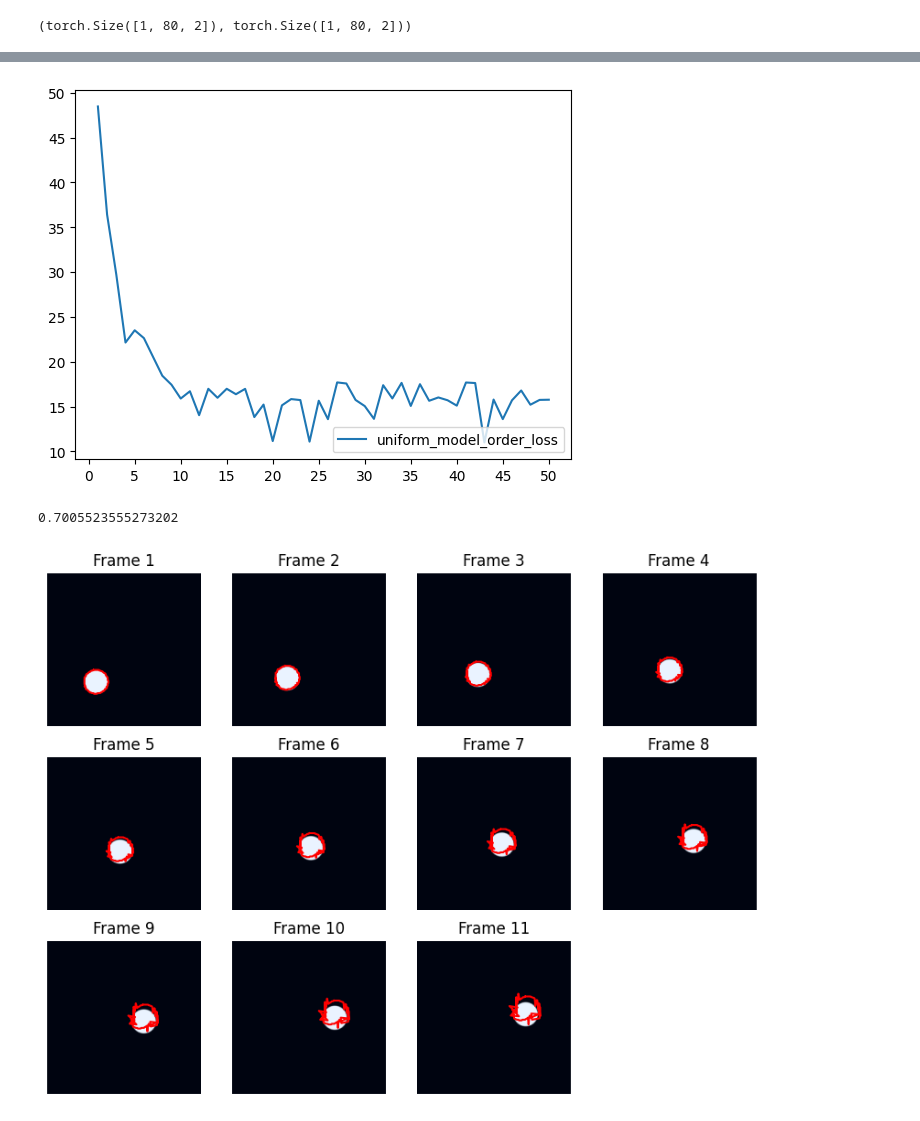
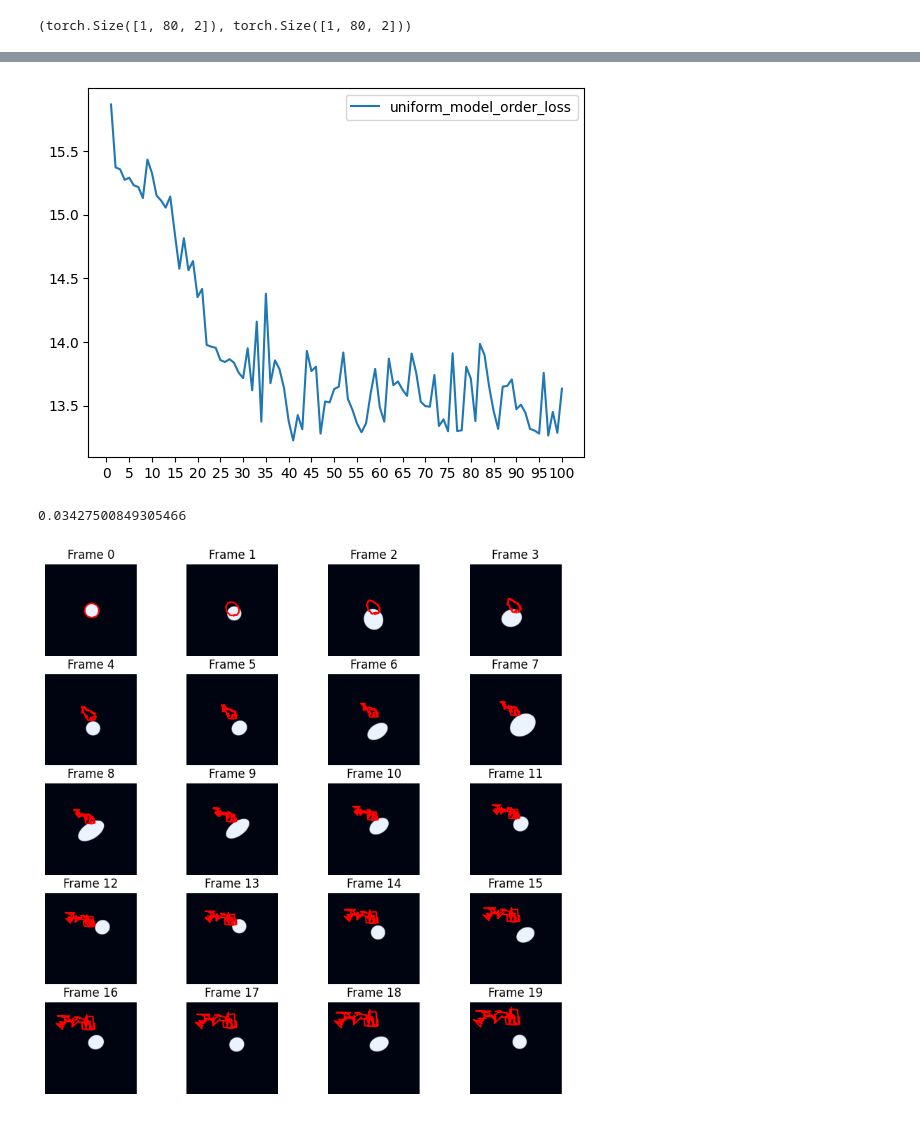
Before and after one commit to wcbup/VOS_boundary_tracking, a Jupyter notebook: train.ipynb, the cells around one changed output, grey strips where cells are left out. Cells and saved outputs as stored; diff of their text form; code cells hidden in the pictures.

Commit message:
Add new ellipse images and update loss values in JSON file

```diff
--- a/train.ipynb
+++ b/train.ipynb
@@ -41,17 +42,17 @@ Text(0.5, 1.0, 'Curr Frame')
 model = Model()
 # %%
 def chamer_distance_loss(x, y):
-    def my_chamfer_distance(x, y):
-        x = x.unsqueeze(1)
-        y = y.unsqueeze(0)
-        dist = torch.sum((x - y) ** 2, dim=-1)
-        dist1 = torch.min(dist, dim=1)[0]
-        dist2 = torch.min(dist, dim=0)[0]
-        return torch.mean(dist1) + torch.mean(dist2)
+    def bi_chamfer_distance(x, y):
+        def chamfer_distance(a: torch.Tensor, b: torch.Tensor) -> float:
+            total_min_dist = 0
+            for i in range(a.shape[0]):
+                total_min_dist += (b - a[i]).pow(2).sum(1).min(0)[0]
+            return total_min_dist / a.shape[0]
+        return chamfer_distance(x, y) + chamfer_distance(y, x)
 
     result = torch.tensor(0.0).to(x.device)
     for i in range(x.shape[0]):
-        result += my_chamfer_distance(x[i], y[i])
+        result += bi_chamfer_distance(x[i], y[i])
 
     return result / x.shape[0]
 
@@ -103,7 +104,8 @@ tensor(96.3698, grad_fn=<DivBackward0>)
 # %%
 model = Model().to('cuda')
 model_name = "uniform_model"
-data_set = BallDataset()
+# data_set = BallDataset()
+data_set = BallDataset("ellipse/uniform_samples_80.json")
 # data_set = DAVIS_Seq2(is_uniform=True, is_one_video=True)
 # loss_name = "chamer_distance_loss"
 loss_name = "order_loss"
@@ -126,6 +128,7 @@ min_loss = 1e10
 scheduler = optim.lr_scheduler.StepLR(optimizer, step_size=5, gamma=0.5)
 for e in range(num_epochs):
     model.train()
+    mean_loss = 0
     for pre_frame, curr_frame, pre_boundary, curr_boundary in tqdm(data_loader):
         pre_frame, curr_frame, pre_boundary, curr_boundary = (
             pre_frame.to("cuda"),
@@ -143,7 +146,9 @@ for e in range(num_epochs):
         if loss.item() < min_loss:
             min_loss = loss.item()
             torch.save(model.state_dict(), f"./models/{model_name}_{loss_name}.pth")
-    dict_loss[e] = loss.item()
+        mean_loss += loss.item()
+    mean_loss /= len(data_loader)
+    dict_loss[e] = mean_loss
     scheduler.step()
-    print(f"Epoch {e + 1}, Loss: {loss.item()}")
+    print(f"Epoch {e + 1}, Loss: {mean_loss}")
 # %% [output]
@@ -184,12 +189,13 @@ with open(f"./log/{model_name}_{loss_name}.json", "r") as f:
     dict_loss = json.load(f)
 # plot the loss
 plt.plot(np.array(list(dict_loss.keys())).astype(int) + 1, list(dict_loss.values()), label=f"{model_name}_{loss_name}")
-plt.legend(loc="lower right")
+# plt.legend(loc="lower right")
+plt.legend()
 # set the xticks
-plt.xticks(np.arange(0, 51, 5))
+plt.xticks(np.arange(0, 101, 5))
 plt.show()
 # %% [output]
-[figure, old version]
+[figure, new version]
 # %%
 class DAVIS_test(torch.utils.data.Dataset):
     def __init__(self, video_name: str, is_uniform=True):
@@ -249,12 +255,12 @@ class Balltest(torch.utils.data.Dataset):
 # %%
 def test_model_one_video(model, test_dataset: torch.utils.data.Dataset, device="cuda"):
     pre_img, pre_sgm, pre_boundary = test_dataset[0]
-    plt.figure(figsize=(10, 10))
-    # plt.subplot(4, 4, 1)
-    # plt.imshow(normalize_image(pre_img.permute(1, 2, 0)))
-    # plt.plot(pre_boundary[:, 0], pre_boundary[:, 1], 'r')
-    # plt.axis('off')
-    # plt.title('Frame 0')
+    plt.figure(figsize=(10, 20))
+    plt.subplot(10, 4, 1)
+    plt.imshow(normalize_image(pre_img.permute(1, 2, 0)))
+    plt.plot(pre_boundary[:, 0], pre_boundary[:, 1], 'r')
+    plt.axis('off')
+    plt.title('Frame 0')
     pre_boundary = pre_boundary.to(device)
     total_iou = 0
     model.eval()
@@ -264,35 +270,36 @@ def test_model_one_video(model, test_dataset: torch.utils.data.Dataset, device="
         # print(pre_img.shape, img.shape, pre_boundary.shape)
         with torch.no_grad():
             boundary_offset = model(
                 pre_img.unsqueeze(0).to(device),
                 img.unsqueeze(0).to(device),
                 pre_boundary.unsqueeze(0).to(device),
             )
             # pre_boundary[:, 0] += 9
             # print(boundary_offset)
             pre_boundary = pre_boundary + boundary_offset.squeeze(0)
             pre_boundary = pre_boundary.int()
             pre_boundary = torch.clamp(pre_boundary, 0, 223)
             # print(pre_boundary.cpu() - boundary)
             # pre_boundary = boundary.squeeze(0).to(device)
             pre_img = img
             if i % interval == 0:
-                # plt.subplot(4, 4, i // interval + 1)
-                plt.subplot(4, 4, i // interval)
+                plt.subplot(10, 4, i // interval + 1)
+                # plt.subplot(4, 4, i // interval)
                 plt.imshow(normalize_image(pre_img.permute(1, 2, 0)))
                 # index = 10
                 # plt.scatter(pre_boundary.cpu().numpy()[:, 0][index], pre_boundary.cpu().numpy()[:, 1][index], )
                 plt.plot(pre_boundary.cpu().numpy()[:, 0], pre_boundary.cpu().numpy()[:, 1], "r")
                 plt.axis('off')
                 plt.title(f'Frame {i}')
         total_iou += get_boundary_iou(sgm, pre_boundary.cpu().numpy())
     return total_iou / (len(test_dataset) - 1)
 # if model_name == "uniform_model":
 #     test_dataset = DAVIS_test("bear", is_uniform=True)
 # else:
 #     test_dataset = DAVIS_test("bear", is_uniform=False)
-test_dataset = Balltest()
+# test_dataset = Balltest()
+test_dataset = Balltest("ellipse/uniform_samples_80.json")
 test_model_one_video(model, test_dataset)
 # %% [output]
-0.7005523555273202
+0.03427500849305466
-[figure, old version]
+[figure, new version]
```
Also changed, not shown: parts of 8 cells of this notebook, 23 other files.
